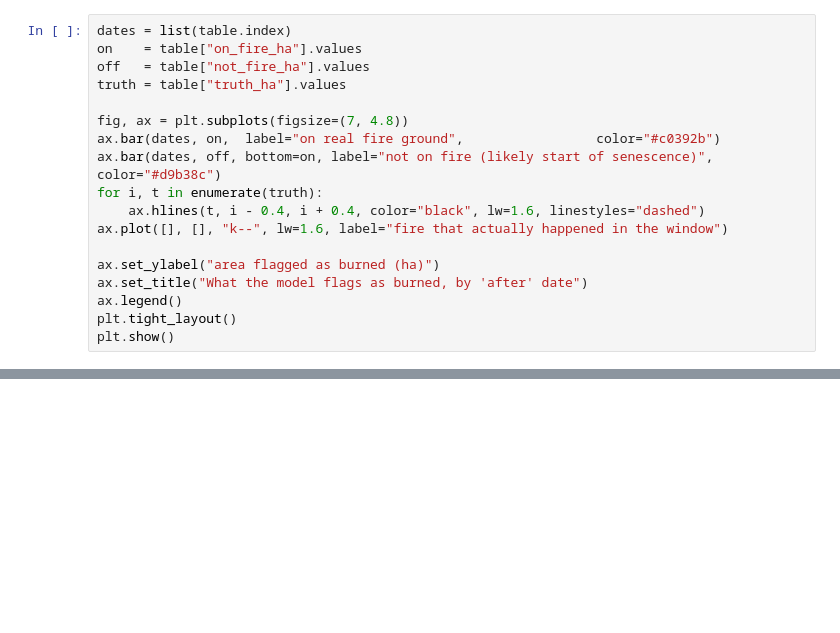
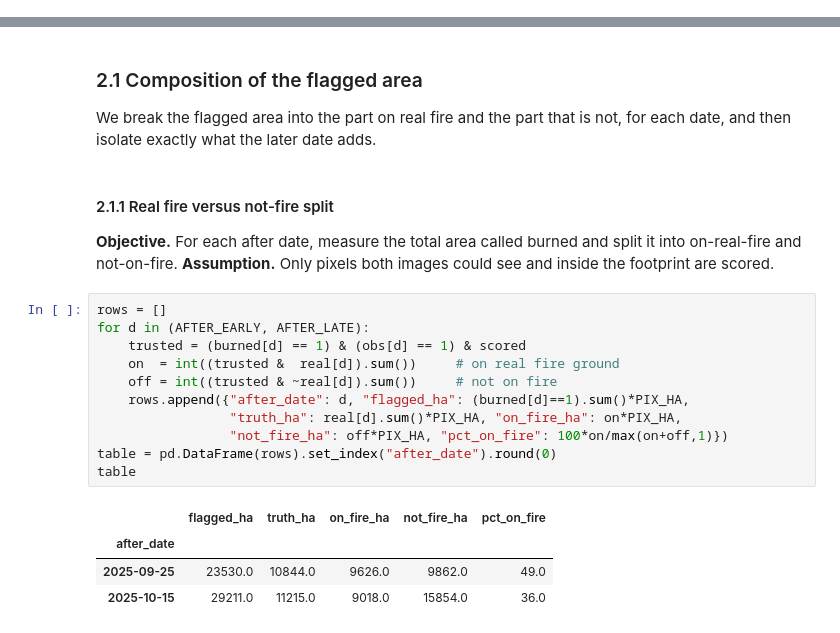
Before and after one commit to hannahandkush/Machine-Learning, a Jupyter notebook: notebooks/burned_area_date_comparison.ipynb, the cells around one changed output, grey strips where cells are left out. Cells and saved outputs as stored; diff of their text form; blank space fills up the shorter version.

```diff
--- a/notebooks/burned_area_date_comparison.ipynb
+++ b/notebooks/burned_area_date_comparison.ipynb
@@ -169,18 +0,0 @@ each bar is the fire that actually happened in that window.
-# %%
-dates = list(table.index)
-on    = table["on_fire_ha"].values
-off   = table["not_fire_ha"].values
-truth = table["truth_ha"].values
-
-fig, ax = plt.subplots(figsize=(7, 4.8))
-ax.bar(dates, on,  label="on real fire ground",                 color="#c0392b")
-ax.bar(dates, off, bottom=on, label="not on fire (likely start of senescence)", color="#d9b38c")
-for i, t in enumerate(truth):
-    ax.hlines(t, i - 0.4, i + 0.4, color="black", lw=1.6, linestyles="dashed")
-ax.plot([], [], "k--", lw=1.6, label="fire that actually happened in the window")
-
-ax.set_ylabel("area flagged as burned (ha)")
-ax.set_title("What the model flags as burned, by 'after' date")
-ax.legend()
-plt.tight_layout()
-plt.show()
@@ -246,0 +135,27 @@ def plot_overlay(after_date, title):
+# %% [markdown]
+### 2.1 Composition of the flagged area
+
+We break the flagged area into the part on real fire and the part that is not,
+for each date, and then isolate exactly what the later date adds.
+# %% [markdown]
+#### 2.1.1 Real fire versus not-fire split
+
+**Objective.** For each after date, measure the total area called burned and
+split it into on-real-fire and not-on-fire. **Assumption.** Only pixels both
+images could see and inside the footprint are scored.
+# %%
+rows = []
+for d in (AFTER_EARLY, AFTER_LATE):
+    trusted = (burned[d] == 1) & (obs[d] == 1) & scored
+    on  = int((trusted &  real[d]).sum())     # on real fire ground
+    off = int((trusted & ~real[d]).sum())     # not on fire
+    rows.append({"after_date": d, "flagged_ha": (burned[d]==1).sum()*PIX_HA,
+                 "truth_ha": real[d].sum()*PIX_HA, "on_fire_ha": on*PIX_HA,
+                 "not_fire_ha": off*PIX_HA, "pct_on_fire": 100*on/max(on+off,1)})
+table = pd.DataFrame(rows).set_index("after_date").round(0)
+table
+# %% [output]
+|  | flagged_ha | truth_ha | on_fire_ha | not_fire_ha | pct_on_fire |
+| after_date |  |  |  |  |  |
+| 2025-09-25 | 23530.0 | 10844.0 | 9626.0 | 9862.0 | 49.0 |
+| 2025-10-15 | 29211.0 | 11215.0 | 9018.0 | 15854.0 | 36.0 |
```
Also changed, not shown: parts of 41 cells of this notebook.
